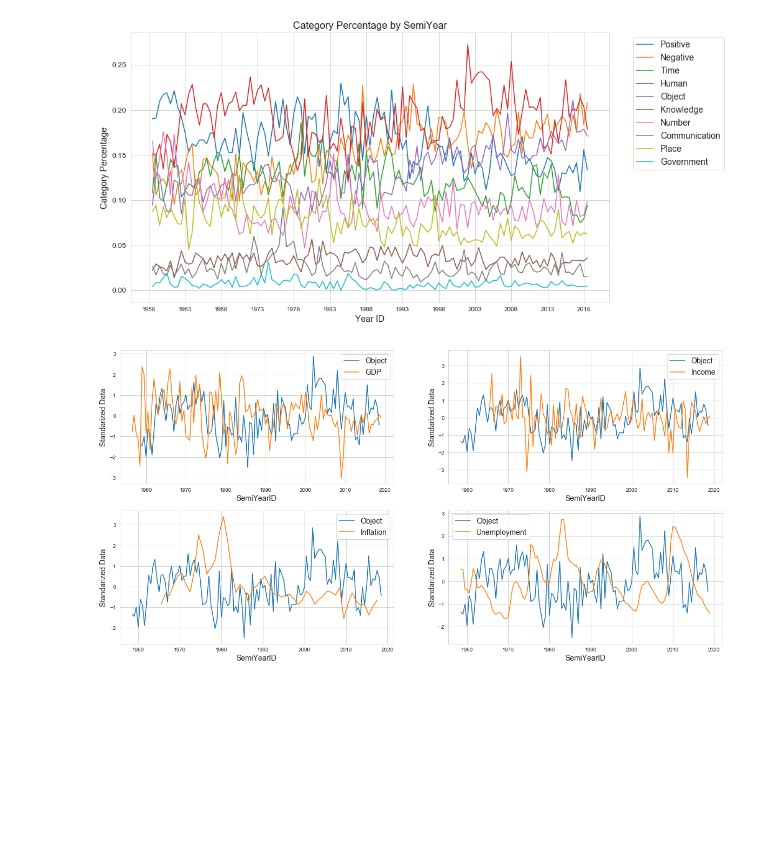
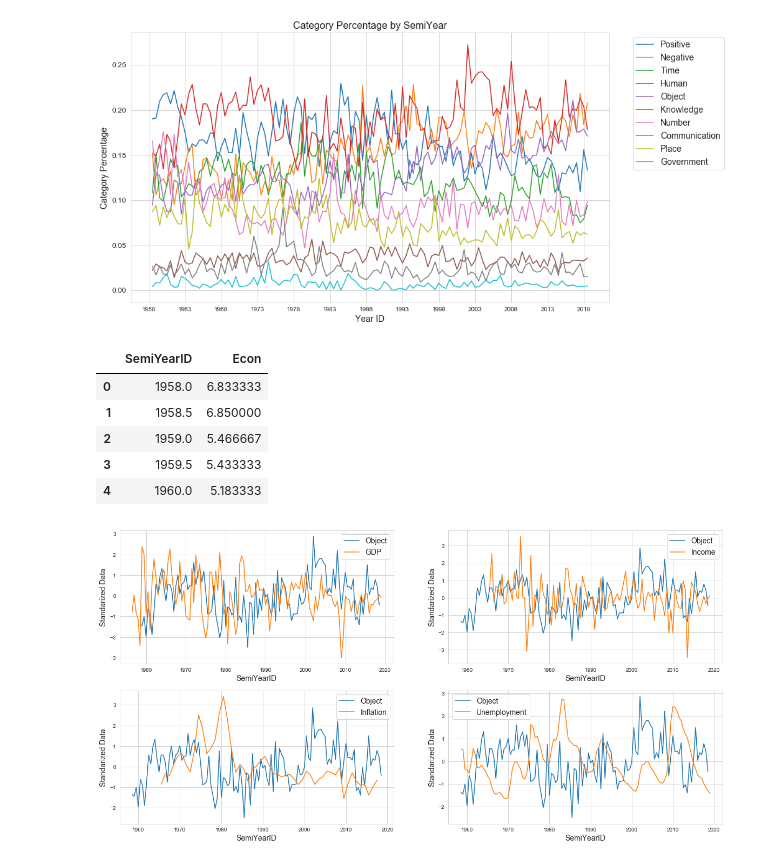
Before and after one commit to cvraut/Music_Econ, a Jupyter notebook: dataClustering/category_vs_econ.ipynb, the cells around one changed output. Drawn from its saved outputs; the diff is of its cells as text; code cells hidden in the pictures; blank space fills up the shorter version.

```diff
--- a/dataClustering/category_vs_econ.ipynb
+++ b/dataClustering/category_vs_econ.ipynb
@@ -131,6 +154,15 @@ Inflation_semiYear.columns = ["SemiYearID", "Econ"]
 # %%
 ds = [GDP_semiYear, Income_semiYear, Inflation_semiYear, Unemployment]
 ds_names = ["GDP", "Income", "Inflation", "Unemployment"]
+# %%
+=
+# %% [output]
+|  | SemiYearID | Econ |
+| 0 | 1958.0 | 6.833333 |
+| 1 | 1958.5 | 6.850000 |
+| 2 | 1959.0 | 5.466667 |
+| 3 | 1959.5 | 5.433333 |
+| 4 | 1960.0 | 5.183333 |
 # %%
 fig, ax = plt.subplots(2, 2, figsize=(20, 10))
 sns.set_style("whitegrid")
```
Also changed, not shown: parts of 1 cell of this notebook.
